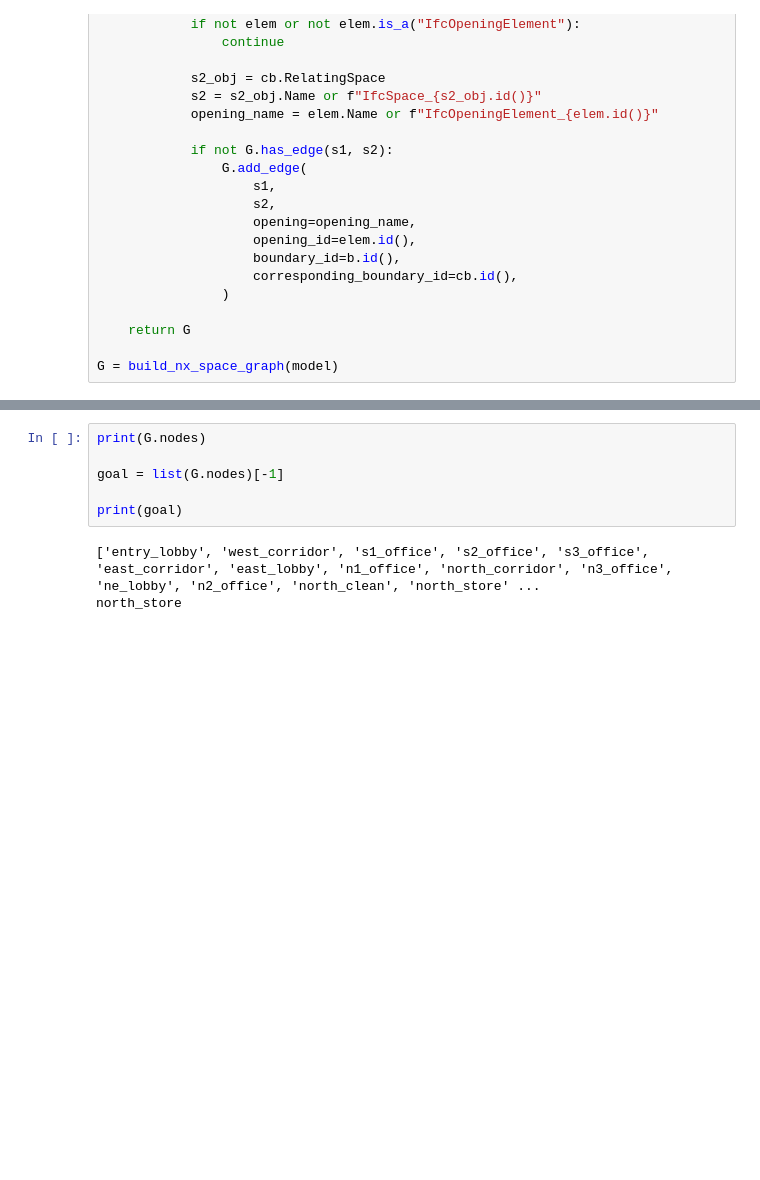
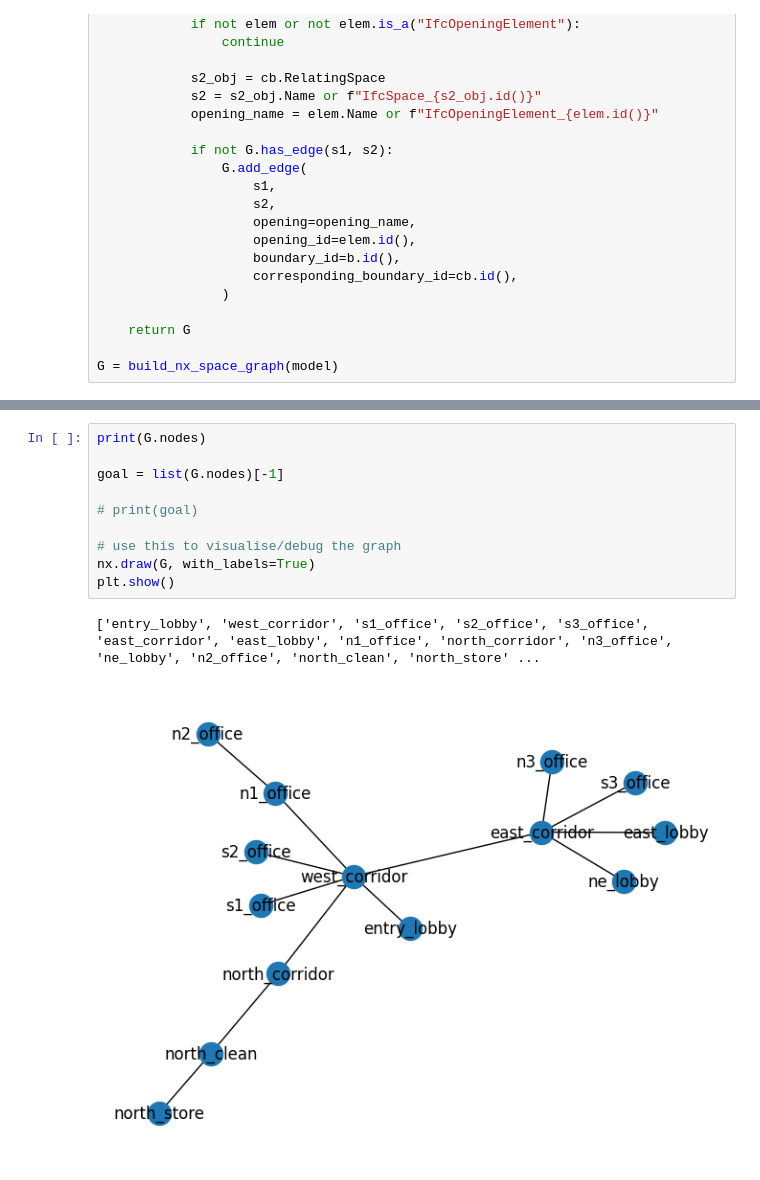
Before and after one commit to BarbaricRice/RL_UQ_Research, a Jupyter notebook: Pathfinding.ipynb, the cells around one changed output, grey strips where cells are left out. Cells and saved outputs as stored; diff of their text form; blank space fills up the shorter version.

```diff
--- a/Pathfinding.ipynb
+++ b/Pathfinding.ipynb
@@ -268,9 +379,13 @@ Distance: 21.603119168306748
 # %%
 print(G.nodes)
 
 goal = list(G.nodes)[-1]
 
-print(goal)
+# print(goal)
+
+# use this to visualise/debug the graph
+nx.draw(G, with_labels=True)
+plt.show()
 # %% [output]
 ['entry_lobby', 'west_corridor', 's1_office', 's2_office', 's3_office', 'east_corridor', 'east_lobby', 'n1_office', 'north_corridor', 'n3_office', 'ne_lobby', 'n2_office', 'north_clean', 'north_store' ...
-north_store
+[figure, added]
```
Also changed, not shown: parts of 12 cells of this notebook, 1 other file.
